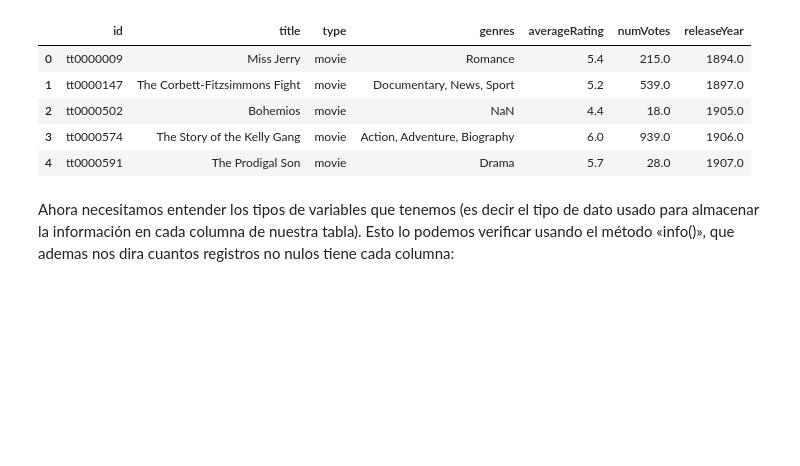
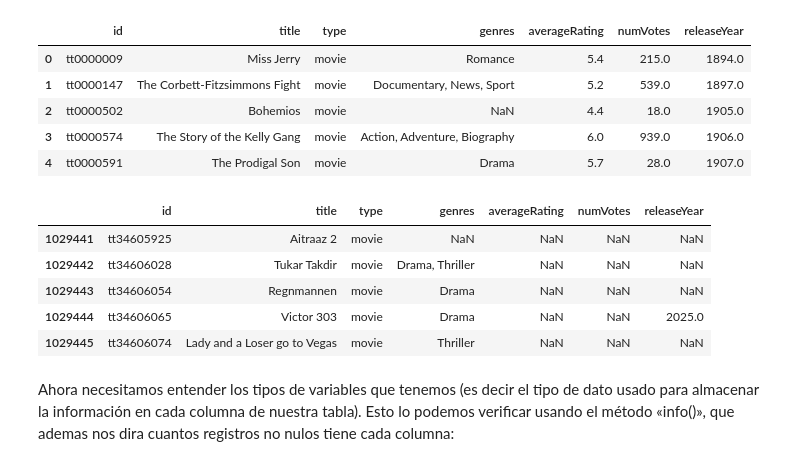
Before and after one commit to ipsilon7/Analisis-de-datos-de-IMDb, a Jupyter notebook: Limpieza.ipynb, the cells around one changed output. Cells and saved outputs as stored; diff of their text form; code cells hidden in the pictures; blank space fills up the shorter version.

```diff
--- a/Limpieza.ipynb
+++ b/Limpieza.ipynb
@@ -31,6 +48,15 @@ df.head()
 | 2 | tt0000502 | Bohemios | movie | NaN | 4.4 | 18.0 | 1905.0 |
 | 3 | tt0000574 | The Story of the Kelly Gang | movie | Action, Adventure, Biography | 6.0 | 939.0 | 1906.0 |
 | 4 | tt0000591 | The Prodigal Son | movie | Drama | 5.7 | 28.0 | 1907.0 |
+# %%
+df.tail()
+# %% [output]
+|  | id | title | type | genres | averageRating | numVotes | releaseYear |
+| 1029441 | tt34605925 | Aitraaz 2 | movie | NaN | NaN | NaN | NaN |
+| 1029442 | tt34606028 | Tukar Takdir | movie | Drama, Thriller | NaN | NaN | NaN |
+| 1029443 | tt34606054 | Regnmannen | movie | Drama | NaN | NaN | NaN |
+| 1029444 | tt34606065 | Victor 303 | movie | Drama | NaN | NaN | 2025.0 |
+| 1029445 | tt34606074 | Lady and a Loser go to Vegas | movie | Thriller | NaN | NaN | NaN |
 # %% [markdown]
 Ahora necesitamos entender los tipos de variables que tenemos (es decir el tipo de dato usado para almacenar la información en cada columna de nuestra tabla). Esto lo podemos verificar usando el método «info()», que ademas nos dira cuantos registros no nulos tiene cada columna:
 # %%
```
Also changed, not shown: parts of 10 cells of this notebook.
